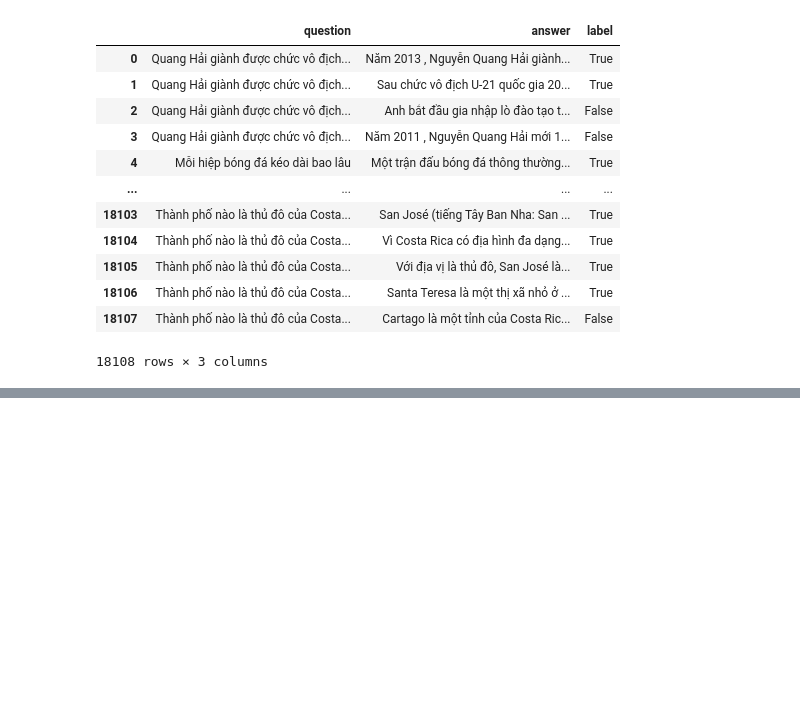
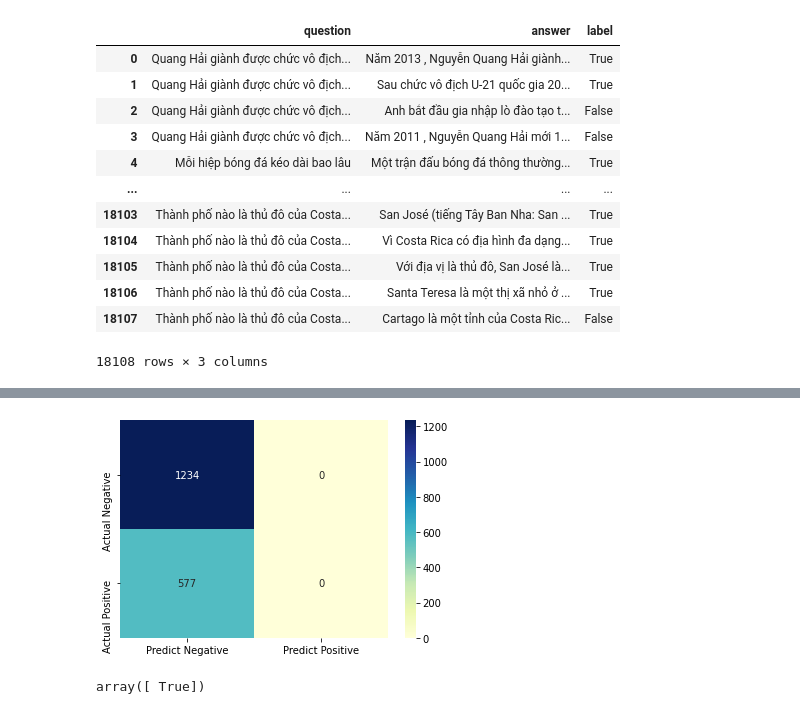
Before and after one commit to NewLuminous/Zalo-Vietnamese-Wiki-QA, a Jupyter notebook: train.ipynb, the cells around one changed output, grey strips where cells are left out. Cells and saved outputs as stored; diff of their text form; code cells hidden in the pictures; blank space fills up the shorter version.

```diff
--- a/train.ipynb
+++ b/train.ipynb
@@ -111,0 +127,3 @@ evaluating.plot_confusion_matrix(y_test, y_pred)
+# %%
+model = modeling.get_model('crnn')()
+model.fit(X_train, y_train)
@@ -111,0 +149,2 @@ evaluating.plot_confusion_matrix(y_test, y_pred)
+# %%
+y_pred = model.predict(X_test)
@@ -111,0 +165,8 @@ evaluating.plot_confusion_matrix(y_test, y_pred)
+# %%
+evaluating.plot_confusion_matrix(y_test, y_pred)
+# %% [output]
+[figure, added]
+# %%
+model.predict(['Thủ đô của nước Việt Nam', 'Hà Nội'])
+# %% [output]
+array([ True])
```
Also changed, not shown: parts of 23 cells of this notebook, 7 other files.
